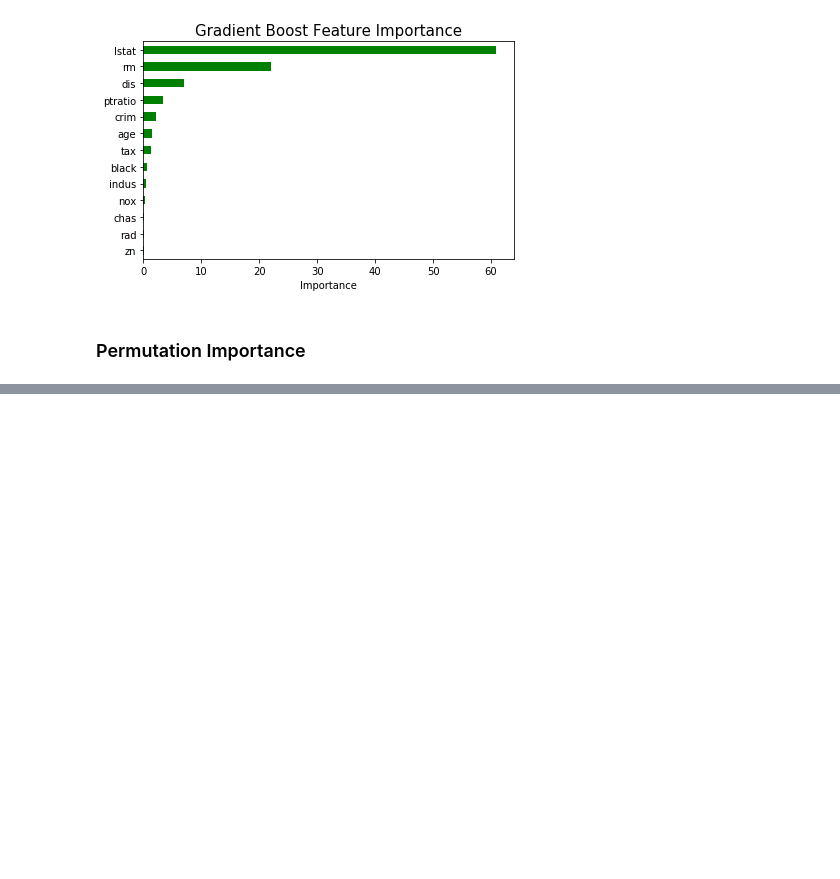
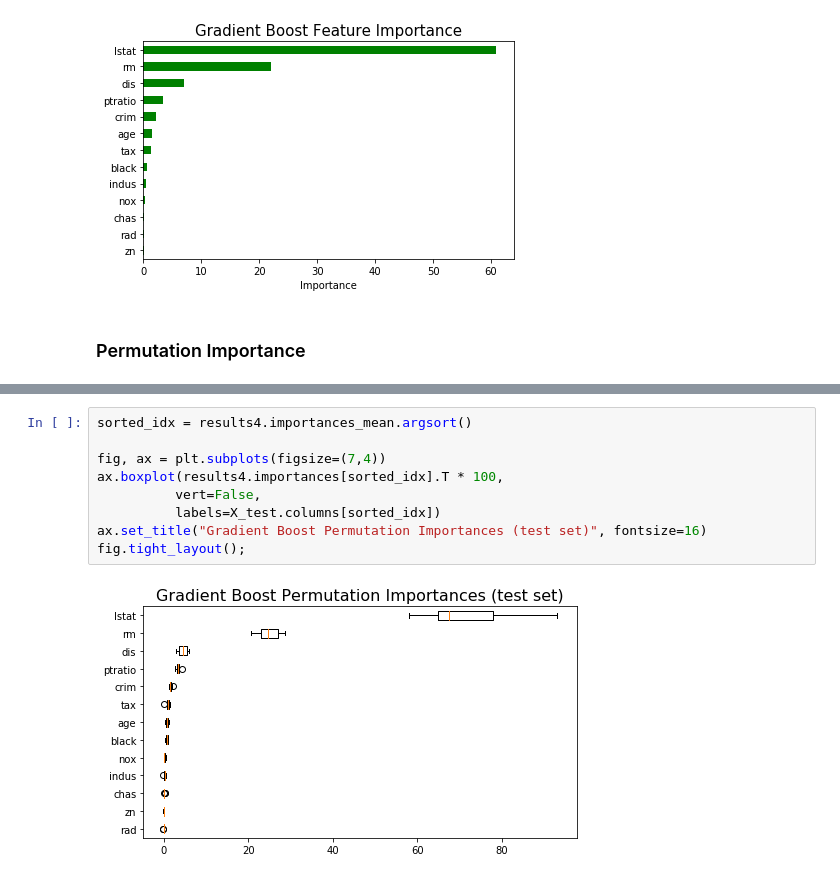
Before and after one commit to Morgan-Sell/islr-labs-exercises-python, a Jupyter notebook: labs/08_tree_based_methods.ipynb, the cells around one changed output, grey strips where cells are left out. Saved outputs shown, nothing was run; the diff lists cells and outputs as text; blank space fills up the shorter version.

```diff
--- a/labs/08_tree_based_methods.ipynb
+++ b/labs/08_tree_based_methods.ipynb
@@ -330,0 +336,11 @@ TypeError: 'DataFrame' object is not callable
+# %%
+sorted_idx = results4.importances_mean.argsort()
+
+fig, ax = plt.subplots(figsize=(7,4))
+ax.boxplot(results4.importances[sorted_idx].T * 100,
+          vert=False,
+          labels=X_test.columns[sorted_idx])
+ax.set_title("Gradient Boost Permutation Importances (test set)", fontsize=16)
+fig.tight_layout();
+# %% [output]
+[figure, added]
```
Also changed, not shown: parts of 18 cells of this notebook.
